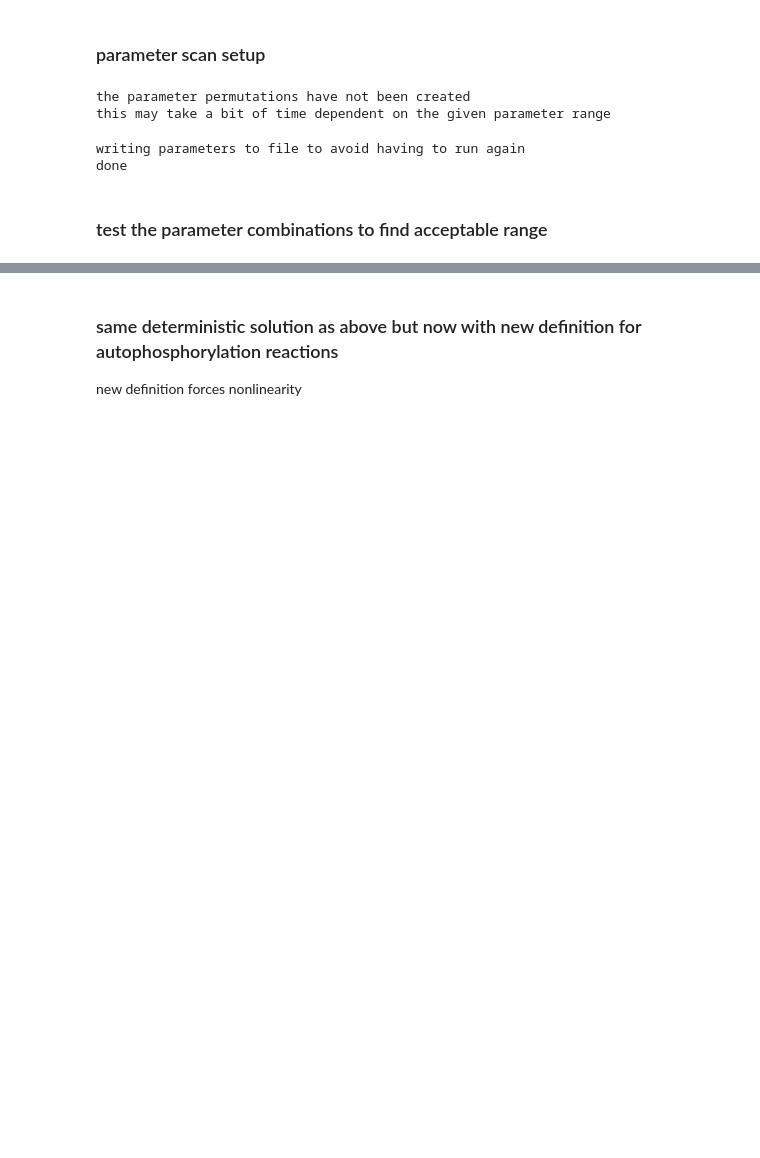
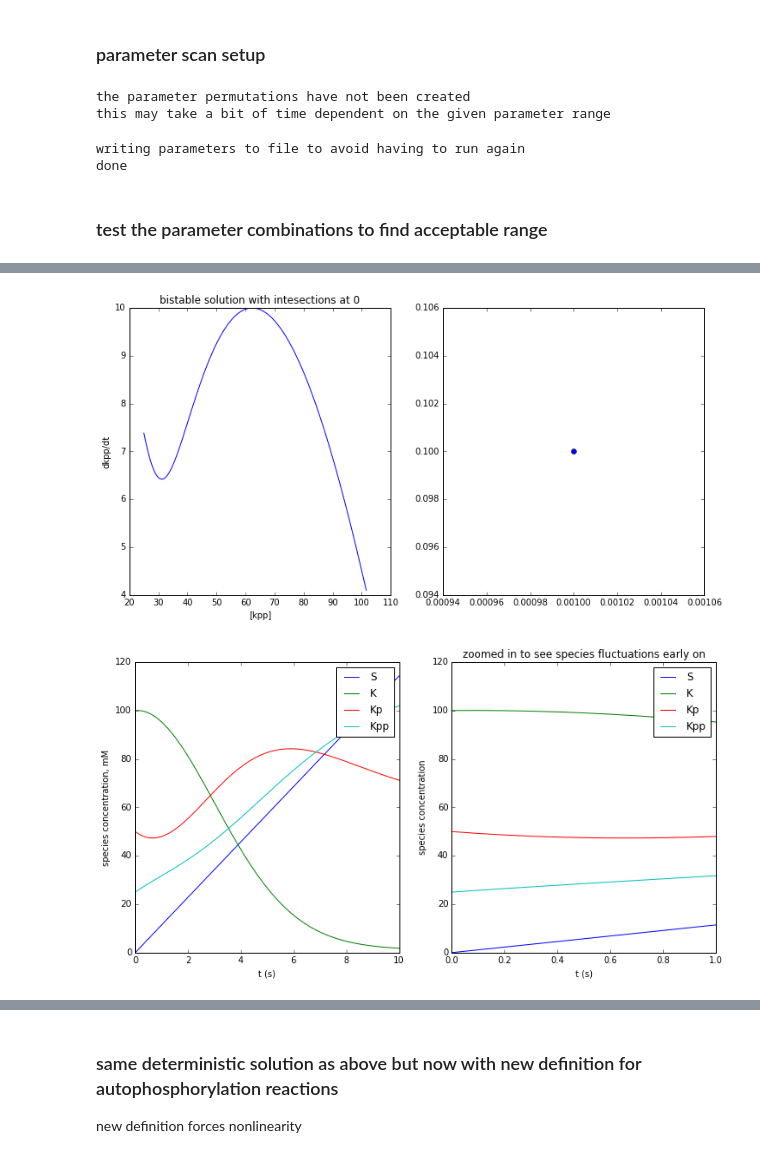
Before and after one commit to npagane/bph, a Jupyter notebook: yeastSim/1DRealModelSim.ipynb, the cells around one changed output, grey strips where cells are left out. Saved outputs shown, nothing was run; the diff lists cells and outputs as text; code cells hidden in the pictures; blank space fills up the shorter version.

Commit message:
using plotly to visualize potential solutons, currently observing very strange crossover behavior early on and no intersection at high concentration with the current parameters and initial conditions

```diff
--- a/yeastSim/1DRealModelSim.ipynb
+++ b/yeastSim/1DRealModelSim.ipynb
@@ -118,7 +119,8 @@ def rates(y, t, k1, k2, k3, k4, k5):
 # check to see if there are parameter files to avoid having to run the next section
 files = os.listdir(".")
 if paramFile not in files:
-    print("the parameter permutations have not been created\nthis may take a bit of time dependent on the given parameter range")
+    print("the parameter permutations have not been created"
+          "\nthis may take a bit of time dependent on the given parameter range")
     runPerm = True
 else:
     print('the parameter permutations have already been created')
@@ -143,7 +145,7 @@ if runPerm:
     if not quick:
         iter = range(len(keys))
     else:
-        iter = [0,1]
+        iter = [0,1,2]
     for par in iter:
         indStart = 0
         while indStart < cols:
@@ -151,16 +153,20 @@ if runPerm:
             while val < len(paramRange):
                 indEnd = indStart + len(paramRange)**(par) + 1
                 if (quick and par == 0):
-                    par = 2 - 1 #index of k2
+                    par = 3 - 1 #index of k3
                 elif (quick and par == 1):
-                    par = 5 - 1 #index of k5
+                    par = 4 - 1 #index of k4
+                elif (quick and par == 2):
+                    par = 5 -1 #index of k5
                 params[keys[par]][indStart:indEnd] = paramRange[val]
                 val += 1
                 indStart = indEnd
-                if (quick and par == 1):
+                if (quick and par == 2):
                     par = 0 #return back to expected par value
+                elif (quick and par == 3):
+                    par = 1 #return back to expected par value
                 elif (quick and par == 4):
-                    par = 1 #return back to expected par value
+                    par = 2 #return back to expected par value
         #print(float(par+1)/len(params.keys()))
     #save permutations file to avoid having to run the above code more than once
     print('writing parameters to file to avoid having to run again')
@@ -239,3 +277,61 @@ NameError: global name 'k1' is not defined
+# %%
+# define rates equations
+def rates(y, t, k1, k2, k3, k4, k5):
+    return np.asarray([c1 + (N['A'][1] - N['A'][0])*(L/(K-2))/L,
+                       -k1*y[0]*y[1] - k2*y[1] + k3*y[2],
+                       k1*y[0]*y[1] + k2*y[1] - k3*y[2] - k4*y[2] + k5*y[3],
+                       k4*y[2] -  k5*y[3]])
+
+# plot species
+k1 = 1e-2
+k2 = 1e-3
+k3 = 2e-2
+k4 = 2e-1
+k5 = 1e-1
+
+ode = snt.odeint(rates, y0,t, args = (k1, k2, k3, k4, k5))
+
+#find dkpp/dt
+fig = plt.figure(figsize=(12,6))
+ax = fig.add_subplot(1,2,1)
+dkpp = np.diff(ode[:,3])/np.diff(t)
+ax.plot(ode[:,3][0:n-1],dkpp)
+ax.set_title('bistable solution with intesections at 0')
+ax.set_xlabel('[kpp]')
+ax.set_ylabel('dkpp/dt')
+
+#plot two parameters against each other to determine bistable solution
+ax = fig.add_subplot(1,2,2)
+ax.plot(k2, k5, 'o')
+
+
+fig = plt.figure(figsize=(12,6))
+ax = fig.add_subplot(1,2,1)
+for i in range(len(y0)):
+    ax.plot(t, ode[:,i][0:n])
+ax.set_xlabel('t (s)')
+#plt.title(''.join(['[S] = ', str(c1)]))
+ax.set_ylabel('species concentration, mM')
+ax.legend(['S', 'K', 'Kp', 'Kpp'])
+
+#zoom in
+ax = fig.add_subplot(1,2,2)
+tf = 10
+t = np.linspace(ti, tf, n)
+ode = snt.odeint(rates, y0,t, args = (k1, k2, k3, k4, k5))
+for i in range(len(y0)):
+    ax.plot(t, ode[:,i][0:n])
+ax.set_xlabel('t (s)')
+ax.set_title('zoomed in to see species fluctuations early on')
+ax.set_ylabel('species concentration')
+ax.legend(['S', 'K', 'Kp', 'Kpp'])
+ax.set_xlim([0,1])
+
+
+plt.show()
+# %% [output]
+[figure, added]
+[figure, added]
 # %%
 #plot fration of occupied phosphorylation sites to determine of parameters yield cooperativity
 # (sigmoidal as opposed to hyperbolic)
```
Also changed, not shown: parts of 13 cells of this notebook.
